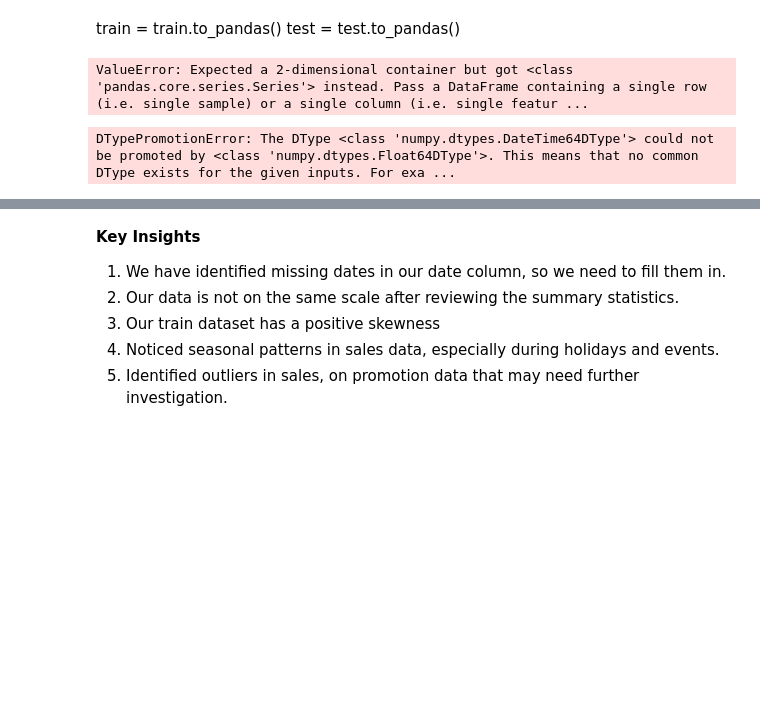
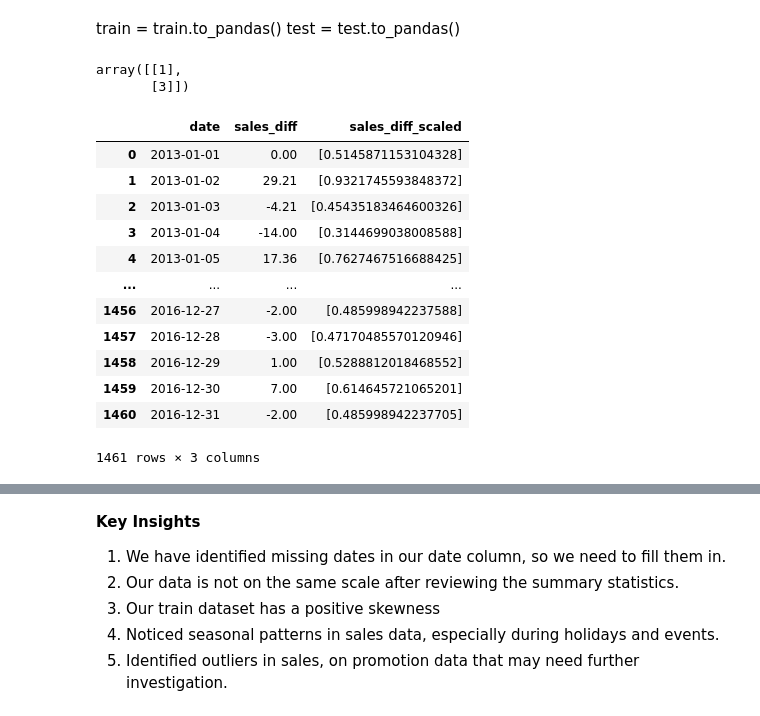
Before and after one commit to MumoMutiso/regression_collaboration, a Jupyter notebook: Time Series Regression Analysis(6_may_2024).ipynb, the cells around one changed output, grey strips where cells are left out. Saved outputs shown, nothing was run; the diff lists cells and outputs as text; code cells hidden in the pictures; blank space fills up the shorter version.

```diff
--- a/Time Series Regression Analysis(6_may_2024).ipynb
+++ b/Time Series Regression Analysis(6_may_2024).ipynb
@@ -1470,16 +1464,38 @@ dtype: object
 # %% [markdown]
 train = train.to_pandas()
 test = test.to_pandas()
-# %%
-scaled_diff = scaler.fit_transform(train['sales_diff'])
-# %% [output]
-ValueError: Expected a 2-dimensional container but got <class 'pandas.core.series.Series'> instead. Pass a DataFrame containing a single row (i.e. single sample) or a single column (i.e. single featur ...
+# %%
+np.array([1, 3]).reshape(-1, 1)
+# %% [output]
+array([[1],
+       [3]])
 # %%
-scaler = MinMaxScaler()
-scaler.fit_transform(train)
-scaler.transform(test)
+scaler = MinMaxScaler(feature_range=(0,1))
+
+train_sales_diff_scaled = scaler.fit_transform(train[['sales_diff']])
+train = train.with_columns(sales_diff_scaled=train_sales_diff_scaled)
+
+test_sales_diff_scaled = scaler.transform(test[['sales_diff']])
+test = test.with_columns(sales_diff_scaled=test_sales_diff_scaled)
-# %% [output]
-DTypePromotionError: The DType <class 'numpy.dtypes.DateTime64DType'> could not be promoted by <class 'numpy.dtypes.Float64DType'>. This means that no common DType exists for the given inputs. For exa ...
+# %%
+train = train.to_pandas()
+test = test.to_pandas()
+# %%
+train
+# %% [output]
+|  | date | sales_diff | sales_diff_scaled |
+| 0 | 2013-01-01 | 0.00 | [0.5145871153104328] |
+| 1 | 2013-01-02 | 29.21 | [0.9321745593848372] |
+| 2 | 2013-01-03 | -4.21 | [0.45435183464600326] |
+| 3 | 2013-01-04 | -14.00 | [0.3144699038008588] |
+| 4 | 2013-01-05 | 17.36 | [0.7627467516688425] |
+| ... | ... | ... | ... |
+| 1456 | 2016-12-27 | -2.00 | [0.485998942237588] |
+| 1457 | 2016-12-28 | -3.00 | [0.47170485570120946] |
+| 1458 | 2016-12-29 | 1.00 | [0.5288812018468552] |
+| 1459 | 2016-12-30 | 7.00 | [0.614645721065201] |
+| 1460 | 2016-12-31 | -2.00 | [0.485998942237705] |
+1461 rows × 3 columns
 # %%
 # Initialize lists to store evaluation metrics and forecast results
 models = ['SARIMA', 'ARIMA', 'Prophet']
```
Also changed, not shown: parts of 12 cells of this notebook.
